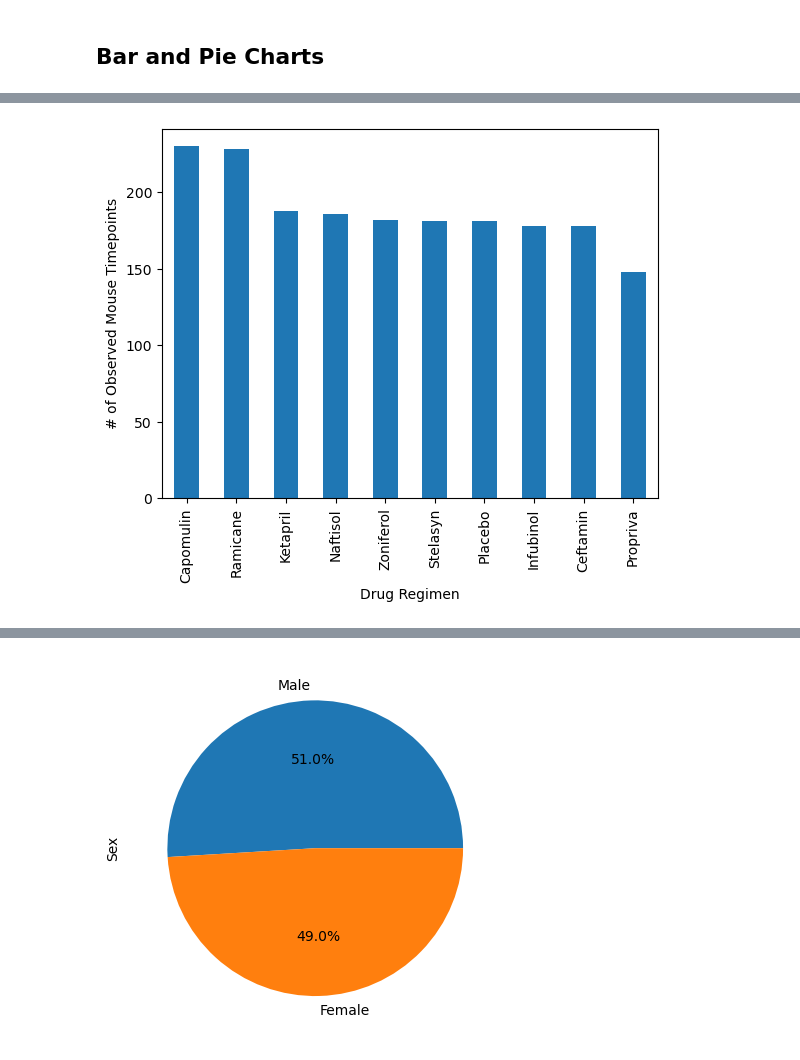
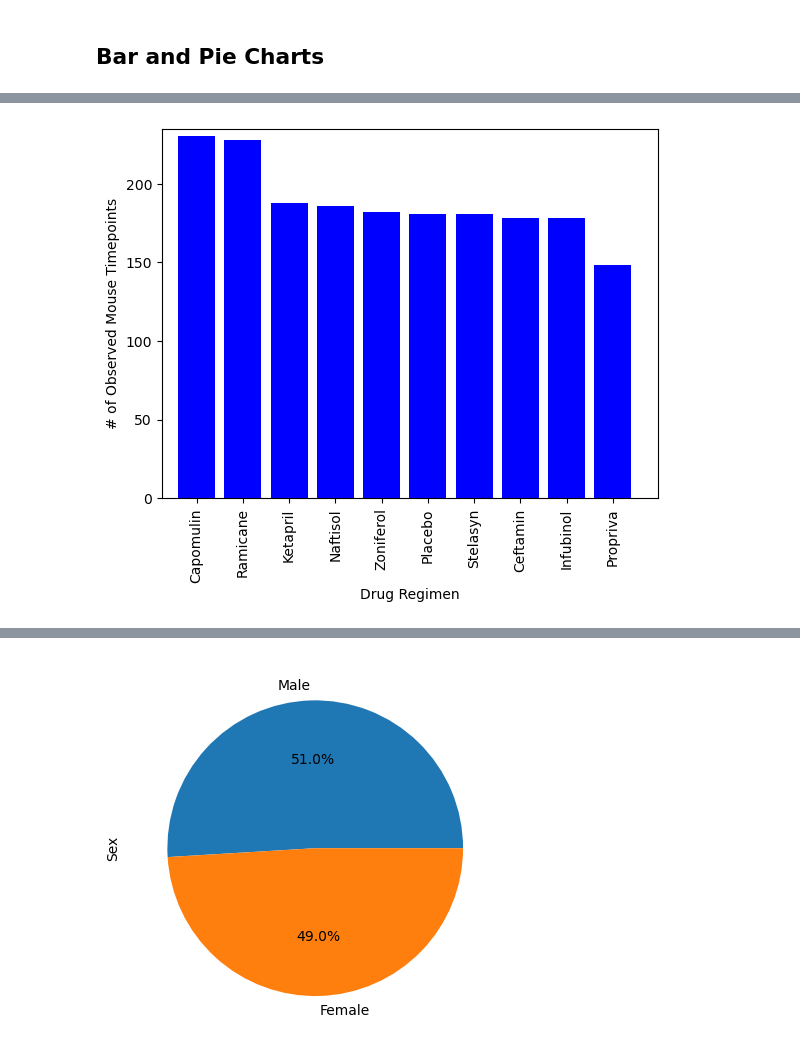
Before and after one commit to JulieKent/BootCamp_matplotlib-challenge, a Jupyter notebook: Pymaceuticals/pymaceuticals_starter.ipynb, the cells around one changed output, grey strips where cells are left out. Drawn from its saved outputs; the diff is of its cells as text; code cells hidden in the pictures.

Commit message:
Bar and Pie Charts 230719_1:00pm

```diff
--- a/Pymaceuticals/pymaceuticals_starter.ipynb
+++ b/Pymaceuticals/pymaceuticals_starter.ipynb
@@ -142,3 +146,13 @@ mouse_sum_result
 | Zoniferol | 53.236507 | 51.818479 | 48.533355 | 6.966589 | 0.516398 |
 # %% [markdown]
 ## Bar and Pie Charts
+# %%
+# Generate a bar plot showing the total number of rows (Mouse ID/Timepoints) for each drug regimen using Pandas.
+tum_vol_c = mouse_sum_data["Timepoint"].count().sort_values(ascending=False)
+
+figure1 = tum_vol_c.plot(kind='bar', facecolor='blue', alpha=0.65)
+figure1.set_xlabel("Drug Regimen")
+figure1.set_ylabel("# of Observed Mouse Timepoints")
+xtick_labels = tum_vol_c.index
+figure1.set_xticklabels(xtick_labels, rotation='vertical', rotation_mode="anchor", ha="right", wrap=True)
+plt.show()
@@ -145,4 +161,14 @@ mouse_sum_result
 # %%
-# Generate a bar plot showing the total number of rows (Mouse ID/Timepoints) for each drug regimen using Pandas.
+# Generate a bar plot showing the total number of rows (Mouse ID/Timepoints) for each drug regimen using pyplot.
+regimens = tum_vol_c.keys()
+
+plt.xlabel("Drug Regimen")
+plt.ylabel("# of Observed Mouse Timepoints")
+plt.xlim(-0.75, len(regimens)-.025)
+plt.ylim(0, max(tum_vol_c)+5)
+
+plt.bar(regimens, tum_vol_c, facecolor='blue')
+plt.xticks(rotation='vertical')
+plt.show()
 # %% [output]
-[figure, old version]
+[figure, new version]
```
Also changed, not shown: parts of 3 cells of this notebook.
